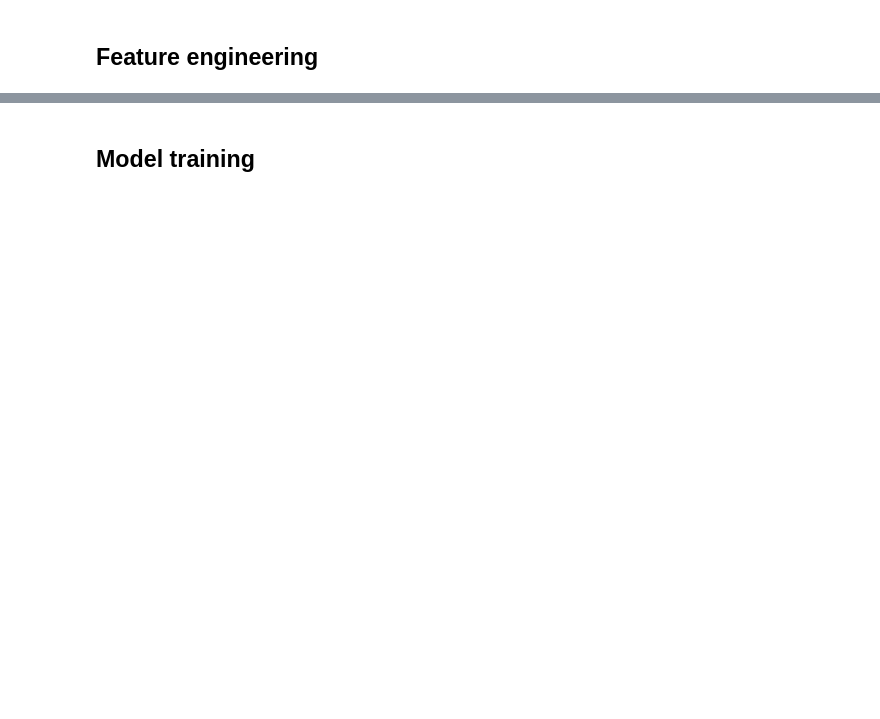
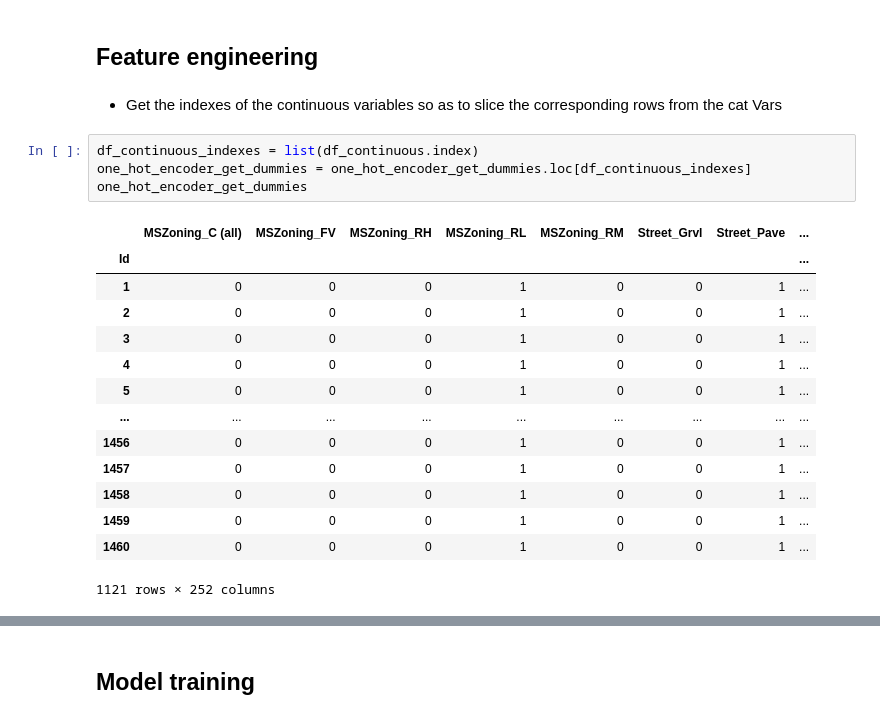
Before and after one commit to vadramson/dsa-dsp-Vadrama-Ndisang-Ngyibi, a Jupyter notebook: notebooks/house_prices_notebook_refactoring.ipynb, the cells around one changed output, grey strips where cells are left out. Drawn from its saved outputs; the diff is of its cells as text; blank space fills up the shorter version.

```diff
--- a/notebooks/house_prices_notebook_refactoring.ipynb
+++ b/notebooks/house_prices_notebook_refactoring.ipynb
@@ -16,2 +159,23 @@
 # %% [markdown]
 ## Feature engineering
+# %% [markdown]
+- Get the indexes of the continuous variables so as to slice the corresponding rows from the cat Vars
+# %%
+df_continuous_indexes = list(df_continuous.index)
+one_hot_encoder_get_dummies = one_hot_encoder_get_dummies.loc[df_continuous_indexes]
+one_hot_encoder_get_dummies
+# %% [output]
+|  | MSZoning_C (all) | MSZoning_FV | MSZoning_RH | MSZoning_RL | MSZoning_RM | Street_Grvl | Street_Pave | ... |
+| Id |  |  |  |  |  |  |  | ... |
+| 1 | 0 | 0 | 0 | 1 | 0 | 0 | 1 | ... |
+| 2 | 0 | 0 | 0 | 1 | 0 | 0 | 1 | ... |
+| 3 | 0 | 0 | 0 | 1 | 0 | 0 | 1 | ... |
+| 4 | 0 | 0 | 0 | 1 | 0 | 0 | 1 | ... |
+| 5 | 0 | 0 | 0 | 1 | 0 | 0 | 1 | ... |
+| ... | ... | ... | ... | ... | ... | ... | ... | ... |
+| 1456 | 0 | 0 | 0 | 1 | 0 | 0 | 1 | ... |
+| 1457 | 0 | 0 | 0 | 1 | 0 | 0 | 1 | ... |
+| 1458 | 0 | 0 | 0 | 1 | 0 | 0 | 1 | ... |
+| 1459 | 0 | 0 | 0 | 1 | 0 | 0 | 1 | ... |
+| 1460 | 0 | 0 | 0 | 1 | 0 | 0 | 1 | ... |
+1121 rows × 252 columns
```
Also changed, not shown: parts of 33 cells of this notebook, 1 other file.
